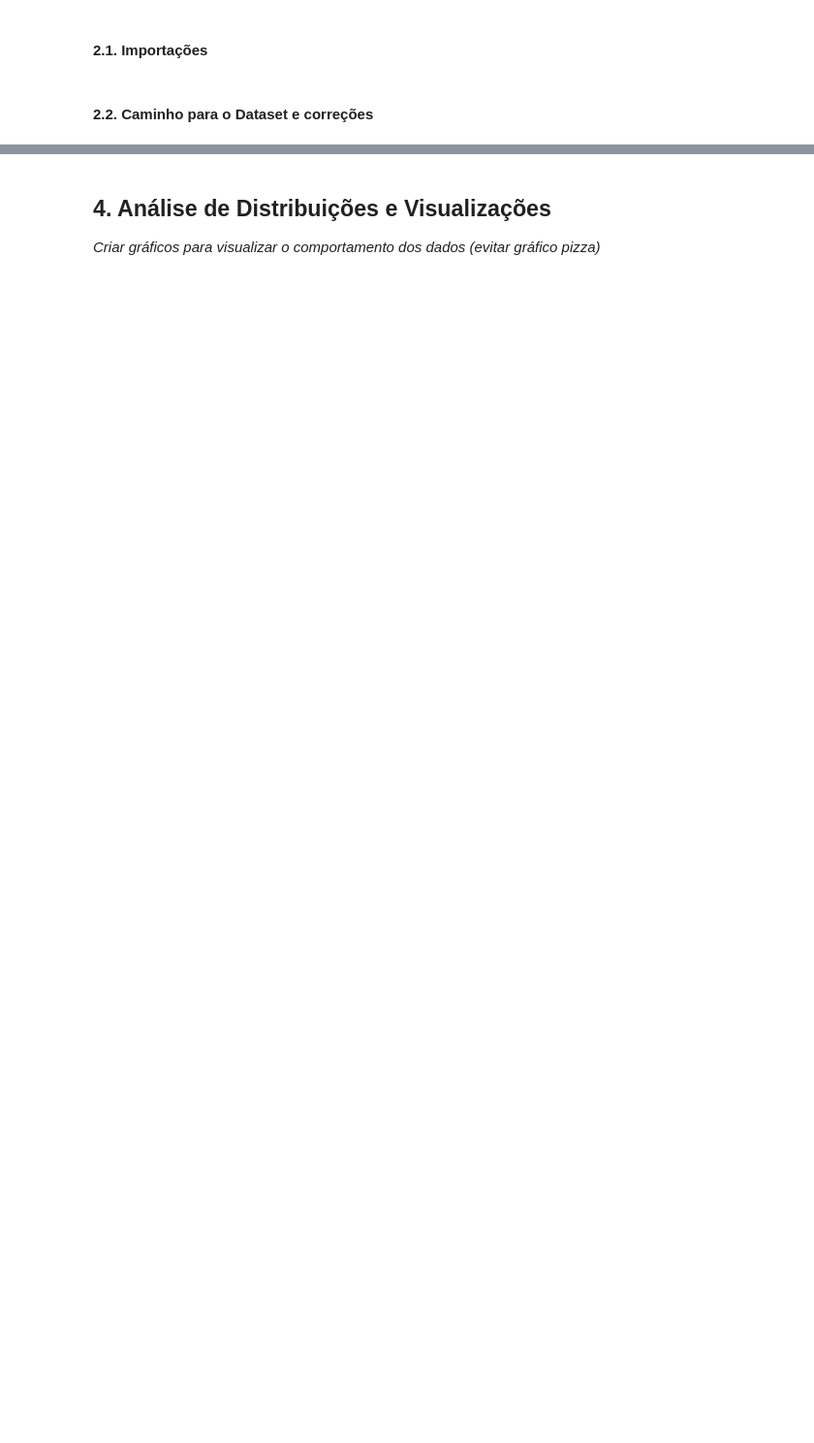
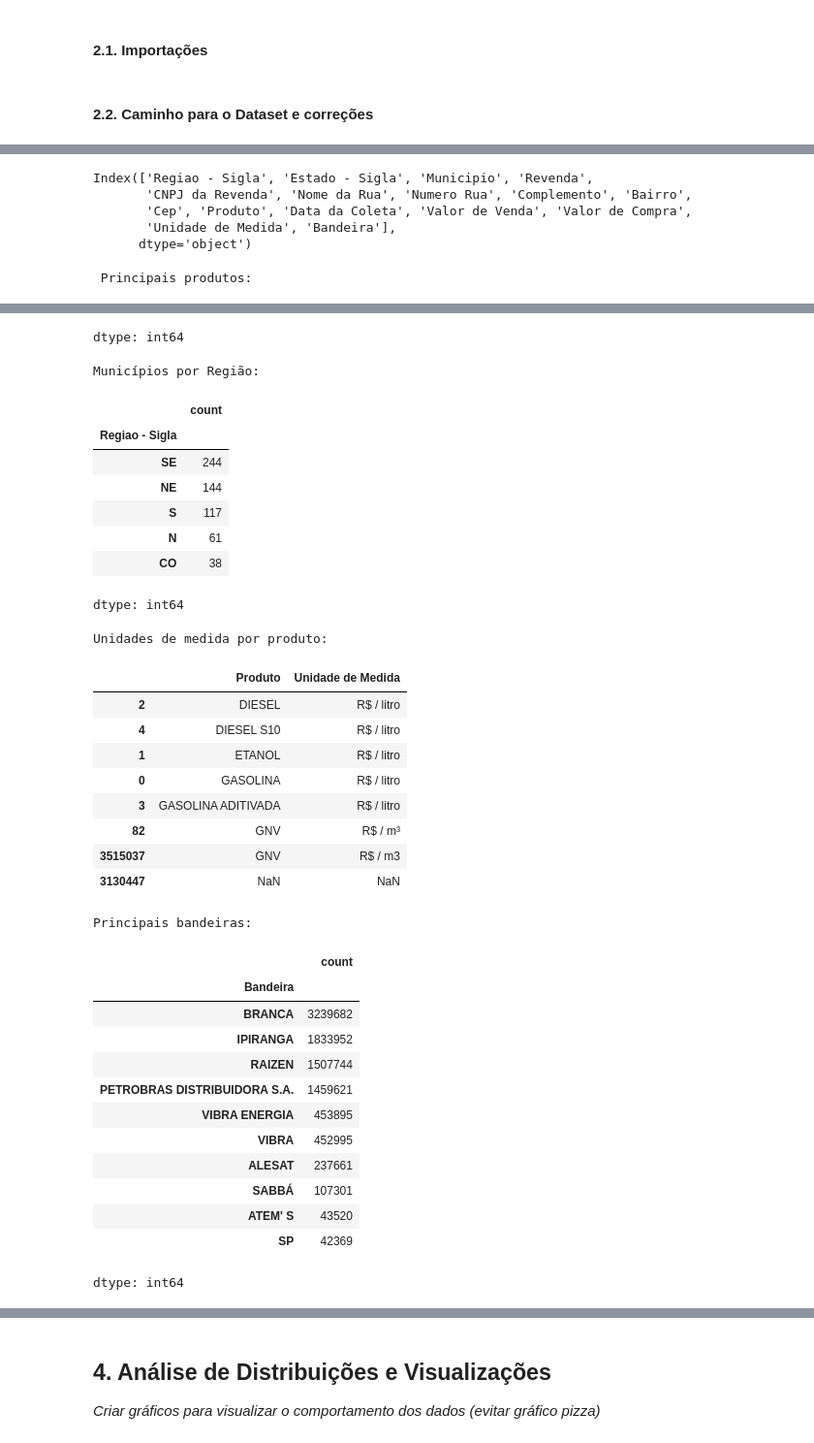
Before and after one commit to LucasCabra7/precos-combustiveis-brasil-2015-2025, a Jupyter notebook: Grupo_4_Análise_Exploratória_e_Modelagem_Preditiva_dos_Preços_de_Combustíveis_no_Brasil_(2015–2025).ipynb, the cells around one changed output, grey strips where cells are left out. Shown at 97% size. Drawn from its saved outputs; the diff is of its cells as text; code cells hidden in the pictures; blank space fills up the shorter version.

```diff
--- a/Grupo_4_Análise_Exploratória_e_Modelagem_Preditiva_dos_Preços_de_Combustíveis_no_Brasil_(2015–2025).ipynb
+++ b/Grupo_4_Análise_Exploratória_e_Modelagem_Preditiva_dos_Preços_de_Combustíveis_no_Brasil_(2015–2025).ipynb
@@ -1073,0 +76,32 @@ analisador_evolucao_real_vs_nominal.exibir_relatorio_ajustados_pela_inflacao()
+# %%
+print("\n ---- VISÃO GERAL DO DATASET ----\n")
+
+print("Dimensões do dataset:")
+print(f"Linhas: {data_Frame.shape[0]}")
+print(f"Colunas: {data_Frame.shape[1]}")
+
+print("\n Principais Features:")
+display(data_Frame.columns)
+
+print("\n Principais produtos:")
+display(data_Frame['Produto'].value_counts())
+
+print("\nMunicípios por Região:")
+municipios_regiao = (
+    data_Frame[['Municipio', 'Regiao - Sigla']]
+    .drop_duplicates()
+    .value_counts('Regiao - Sigla')
+)
+display(municipios_regiao)
+
+print("\nUnidades de medida por produto:")
+unidade_produto = (
+    data_Frame[['Produto', 'Unidade de Medida']]
+    .drop_duplicates()
+    .sort_values(by='Produto')
+)
+display(unidade_produto)
+
+print("\nPrincipais bandeiras:")
+display(data_Frame['Bandeira'].value_counts().head(10))
+# %% [output]
@@ -1073,0 +115,6 @@ analisador_evolucao_real_vs_nominal.exibir_relatorio_ajustados_pela_inflacao()
+Index(['Regiao - Sigla', 'Estado - Sigla', 'Municipio', 'Revenda',
+       'CNPJ da Revenda', 'Nome da Rua', 'Numero Rua', 'Complemento', 'Bairro',
+       'Cep', 'Produto', 'Data da Coleta', 'Valor de Venda', 'Valor de Compra',
+       'Unidade de Medida', 'Bandeira'],
+      dtype='object')
+ Principais produtos:
@@ -1073,0 +129,34 @@ analisador_evolucao_real_vs_nominal.exibir_relatorio_ajustados_pela_inflacao()
+dtype: int64
+Municípios por Região:
+|  | count |
+| Regiao - Sigla |  |
+| SE | 244 |
+| NE | 144 |
+| S | 117 |
+| N | 61 |
+| CO | 38 |
+dtype: int64
+Unidades de medida por produto:
+|  | Produto | Unidade de Medida |
+| 2 | DIESEL | R$ / litro |
+| 4 | DIESEL S10 | R$ / litro |
+| 1 | ETANOL | R$ / litro |
+| 0 | GASOLINA | R$ / litro |
+| 3 | GASOLINA ADITIVADA | R$ / litro |
+| 82 | GNV | R$ / m³ |
+| 3515037 | GNV | R$ / m3 |
+| 3130447 | NaN | NaN |
+Principais bandeiras:
+|  | count |
+| Bandeira |  |
+| BRANCA | 3239682 |
+| IPIRANGA | 1833952 |
+| RAIZEN | 1507744 |
+| PETROBRAS DISTRIBUIDORA S.A. | 1459621 |
+| VIBRA ENERGIA | 453895 |
+| VIBRA | 452995 |
+| ALESAT | 237661 |
+| SABBÁ | 107301 |
+| ATEM' S | 43520 |
+| SP | 42369 |
+dtype: int64
```
Also changed, not shown: parts of 52 cells of this notebook.
